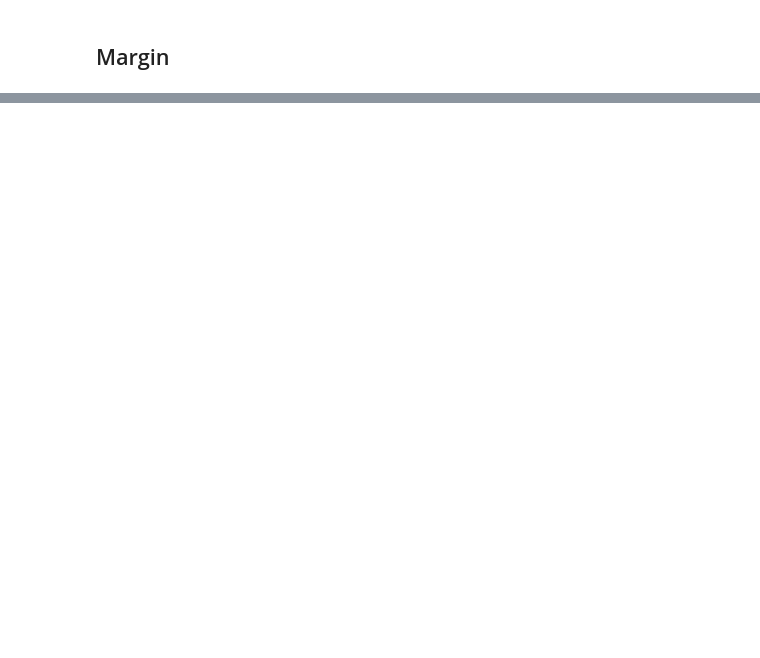
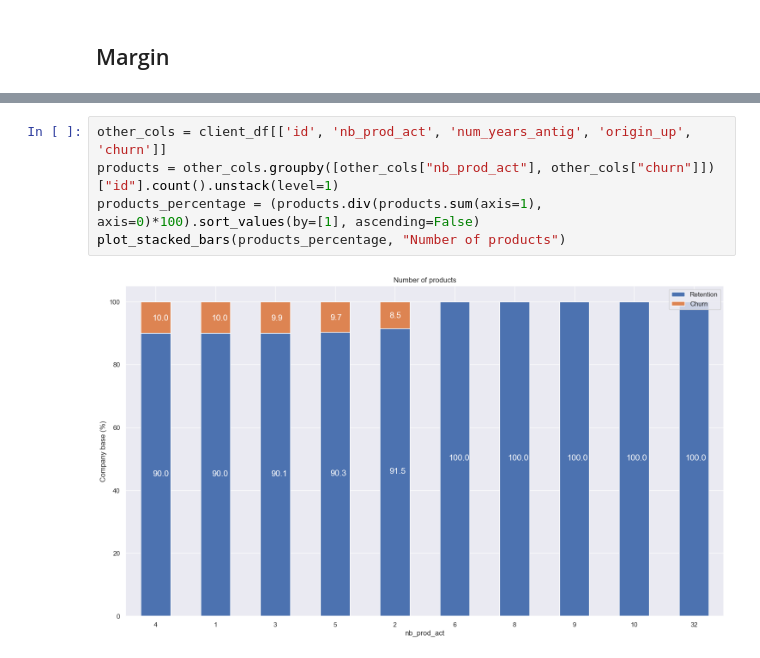
Before and after one commit to abuhmhai/BCGX-Intern, a Jupyter notebook: Task 2 EDA/Task 2 - Exploratory Data Analysis_starter.ipynb, the cells around one changed output, grey strips where cells are left out. Cells and saved outputs as stored; diff of their text form; blank space fills up the shorter version.

```diff
--- a/Task 2 EDA/Task 2 - Exploratory Data Analysis_starter.ipynb
+++ b/Task 2 EDA/Task 2 - Exploratory Data Analysis_starter.ipynb
@@ -371,0 +405,7 @@ plt.show()
+# %%
+other_cols = client_df[['id', 'nb_prod_act', 'num_years_antig', 'origin_up', 'churn']]
+products = other_cols.groupby([other_cols["nb_prod_act"], other_cols["churn"]])["id"].count().unstack(level=1)
+products_percentage = (products.div(products.sum(axis=1), axis=0)*100).sort_values(by=[1], ascending=False)
+plot_stacked_bars(products_percentage, "Number of products")
+# %% [output]
+[figure, added]
```
Also changed, not shown: parts of 9 cells of this notebook, 1 other file.
